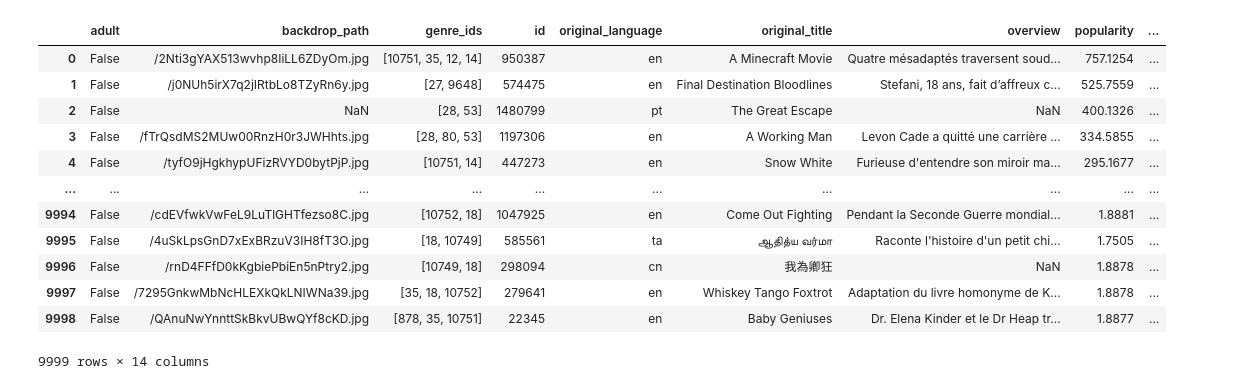
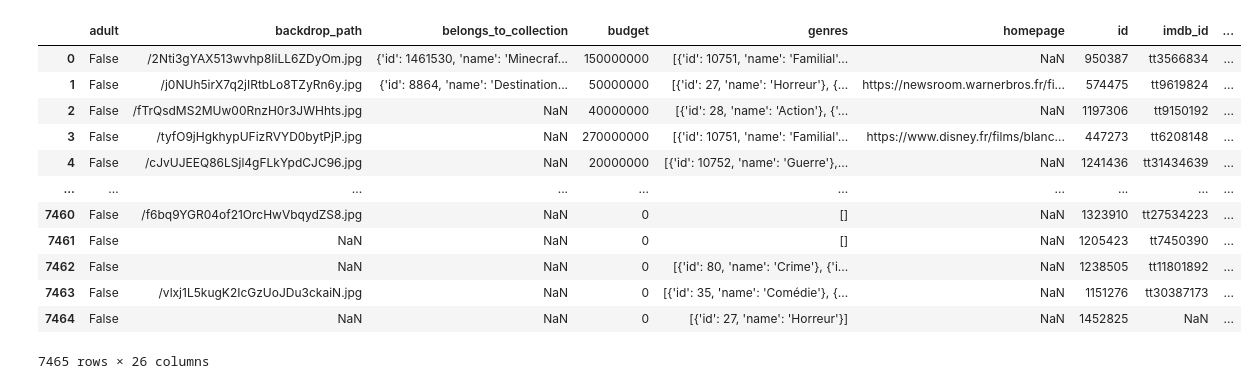
Before and after one commit to jbhdev/data-films, a Jupyter notebook: notebooks/explo.ipynb, the cells around one changed output. Cells and saved outputs as stored; diff of their text form; code cells hidden in the pictures.

```diff
--- a/notebooks/explo.ipynb
+++ b/notebooks/explo.ipynb
@@ -1,20 +1,20 @@
 # %%
 import pandas as pd
 import os
 
-movie = pd.read_csv('../datasets/raw/movies_tmdb.csv')
+movie = pd.read_csv('../datasets/raw/df_filtered.csv')
 movie
 # %% [output]
-|  | adult | backdrop_path | genre_ids | id | original_language | original_title | overview | popularity | ... |
-| 0 | False | /2Nti3gYAX513wvhp8IiLL6ZDyOm.jpg | [10751, 35, 12, 14] | 950387 | en | A Minecraft Movie | Quatre mésadaptés traversent soud... | 757.1254 | ... |
-| 1 | False | /j0NUh5irX7q2jIRtbLo8TZyRn6y.jpg | [27, 9648] | 574475 | en | Final Destination Bloodlines | Stefani, 18 ans, fait d’affreux c... | 525.7559 | ... |
-| 2 | False | NaN | [28, 53] | 1480799 | pt | The Great Escape | NaN | 400.1326 | ... |
-| 3 | False | /fTrQsdMS2MUw00RnzH0r3JWHhts.jpg | [28, 80, 53] | 1197306 | en | A Working Man | Levon Cade a quitté une carrière ... | 334.5855 | ... |
-| 4 | False | /tyfO9jHgkhypUFizRVYD0bytPjP.jpg | [10751, 14] | 447273 | en | Snow White | Furieuse d'entendre son miroir ma... | 295.1677 | ... |
+|  | adult | backdrop_path | belongs_to_collection | budget | genres | homepage | id | imdb_id | ... |
+| 0 | False | /2Nti3gYAX513wvhp8IiLL6ZDyOm.jpg | {'id': 1461530, 'name': 'Minecraf... | 150000000 | [{'id': 10751, 'name': 'Familial'... | NaN | 950387 | tt3566834 | ... |
+| 1 | False | /j0NUh5irX7q2jIRtbLo8TZyRn6y.jpg | {'id': 8864, 'name': 'Destination... | 50000000 | [{'id': 27, 'name': 'Horreur'}, {... | https://newsroom.warnerbros.fr/fi... | 574475 | tt9619824 | ... |
+| 2 | False | /fTrQsdMS2MUw00RnzH0r3JWHhts.jpg | NaN | 40000000 | [{'id': 28, 'name': 'Action'}, {'... | NaN | 1197306 | tt9150192 | ... |
+| 3 | False | /tyfO9jHgkhypUFizRVYD0bytPjP.jpg | NaN | 270000000 | [{'id': 10751, 'name': 'Familial'... | https://www.disney.fr/films/blanc... | 447273 | tt6208148 | ... |
+| 4 | False | /cJvUJEEQ86LSjl4gFLkYpdCJC96.jpg | NaN | 20000000 | [{'id': 10752, 'name': 'Guerre'},... | NaN | 1241436 | tt31434639 | ... |
 | ... | ... | ... | ... | ... | ... | ... | ... | ... | ... |
-| 9994 | False | /cdEVfwkVwFeL9LuTlGHTfezso8C.jpg | [10752, 18] | 1047925 | en | Come Out Fighting | Pendant la Seconde Guerre mondial... | 1.8881 | ... |
-| 9995 | False | /4uSkLpsGnD7xExBRzuV3IH8fT3O.jpg | [18, 10749] | 585561 | ta | ஆதித்ய வர்மா | Raconte l'histoire d'un petit chi... | 1.7505 | ... |
-| 9996 | False | /rnD4FFfD0kKgbiePbiEn5nPtry2.jpg | [10749, 18] | 298094 | cn | 我為卿狂 | NaN | 1.8878 | ... |
-| 9997 | False | /7295GnkwMbNcHLEXkQkLNIWNa39.jpg | [35, 18, 10752] | 279641 | en | Whiskey Tango Foxtrot | Adaptation du livre homonyme de K... | 1.8878 | ... |
-| 9998 | False | /QAnuNwYnnttSkBkvUBwQYf8cKD.jpg | [878, 35, 10751] | 22345 | en | Baby Geniuses | Dr. Elena Kinder et le Dr Heap tr... | 1.8877 | ... |
+| 7460 | False | /f6bq9YGR04of21OrcHwVbqydZS8.jpg | NaN | 0 | [] | NaN | 1323910 | tt27534223 | ... |
+| 7461 | False | NaN | NaN | 0 | [] | NaN | 1205423 | tt7450390 | ... |
+| 7462 | False | NaN | NaN | 0 | [{'id': 80, 'name': 'Crime'}, {'i... | NaN | 1238505 | tt11801892 | ... |
+| 7463 | False | /vlxj1L5kugK2IcGzUoJDu3ckaiN.jpg | NaN | 0 | [{'id': 35, 'name': 'Comédie'}, {... | NaN | 1151276 | tt30387173 | ... |
+| 7464 | False | NaN | NaN | 0 | [{'id': 27, 'name': 'Horreur'}] | NaN | 1452825 | NaN | ... |
-9999 rows × 14 columns
+7465 rows × 26 columns
```
Also changed, not shown: 3 other files.
